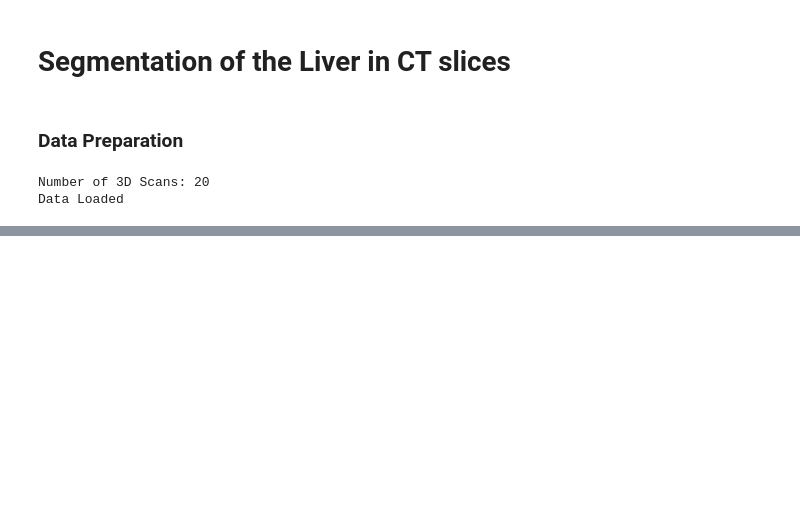
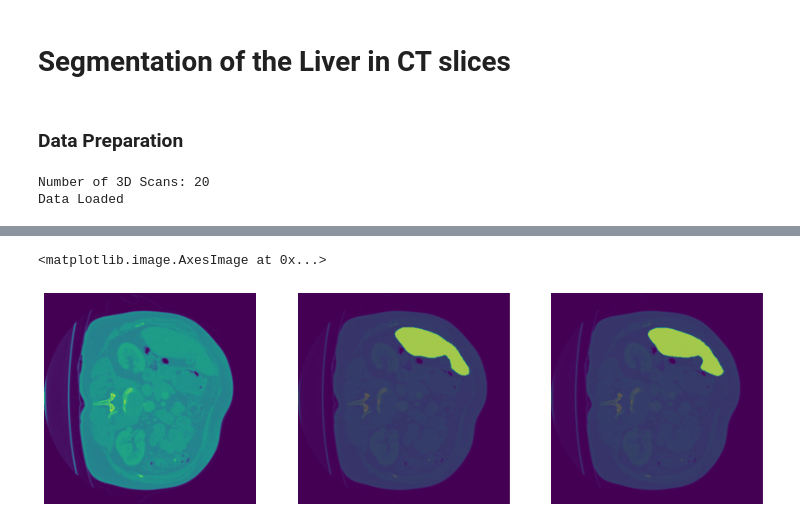
Before and after one commit to iancoghill/Deep-Learning-Practice, a Jupyter notebook: Liver-Segmentation-U-net/Liver-Segmentation.ipynb, the cells around one changed output, grey strips where cells are left out. Cells and saved outputs as stored; diff of their text form; code cells hidden in the pictures; blank space fills up the shorter version.

```diff
--- a/Liver-Segmentation-U-net/Liver-Segmentation.ipynb
+++ b/Liver-Segmentation-U-net/Liver-Segmentation.ipynb
@@ -106,4 +135,5 @@ def dice_coef_loss(y_true, y_pred):
 # %%
+##### Define U-Net Model
 inputs = Input((X_train.shape[1], X_train.shape[2], 1))
 conv1 = Conv2D(32, (3, 3), activation='relu', padding='same')(inputs)
 conv1 = Conv2D(32, (3, 3), activation='relu', padding='same')(conv1)
@@ -144,8 +174,14 @@ conv10 = Conv2D(1, (1, 1), activation='sigmoid')(conv9)
 
 model = Model(inputs=[inputs], outputs=[conv10])
 
+## Load current weights (if desired)
+model.load_weights("weights.h5")
+
 model.compile(optimizer=Adam(lr=1e-3), loss=dice_coef_loss, metrics=[dice_coef])
 # %%
+##### Train the Model
+## Note that 1 epoch has been used - this is so that it can be trained in stages (given the time it takes to train)
+## The latest weights can be loaded in the previous step
 model_checkpoint = ModelCheckpoint('weights.h5', monitor='val_loss', save_best_only=True)
-History = model.fit(X_train, Y_train, validation_data=(X_val, Y_val), epochs=5, batch_size=5, callbacks=[model_checkpoint])
+History = model.fit(X_train, Y_train, validation_data=(X_val, Y_val), epochs=3, batch_size=10, callbacks=[model_checkpoint])
 # %% [output]
@@ -153,0 +194,3 @@ KeyboardInterrupt:
+# %%
+##### Get Masks of Test Set Images
+imgs_mask_test = model.predict(X_test, verbose=1)
@@ -153,0 +199,24 @@ KeyboardInterrupt:
+# %%
+##### Look at Some Segmentations
+imageNumber = 12;
+#####
+fig, axarr = plt.subplots(1, 3, figsize=(15, 40))
+axarr[0].axis('off')
+axarr[1].axis('off')
+axarr[2].axis('off')
+
+image = np.squeeze(X_test[imageNumber, :, :], 2)
+mask = np.squeeze(imgs_mask_test[imageNumber, :, :], 2)
+maskGT = np.squeeze(Y_test[imageNumber, :, :], 2)
+
+axarr[0].imshow(image)
+#Show the maks or edges_pz in your case
+axarr[1].imshow(mask)
+axarr[1].imshow(image, alpha=0.4)
+
+#Show the image with combined mask and the original image, the shape of both image and mask should be same.
+axarr[2].imshow(maskGT)
+axarr[2].imshow(image, alpha=0.4)
+# %% [output]
+<matplotlib.image.AxesImage at 0x...>
+[figure, added]
```
Also changed, not shown: parts of 11 cells of this notebook, 1 other file.
